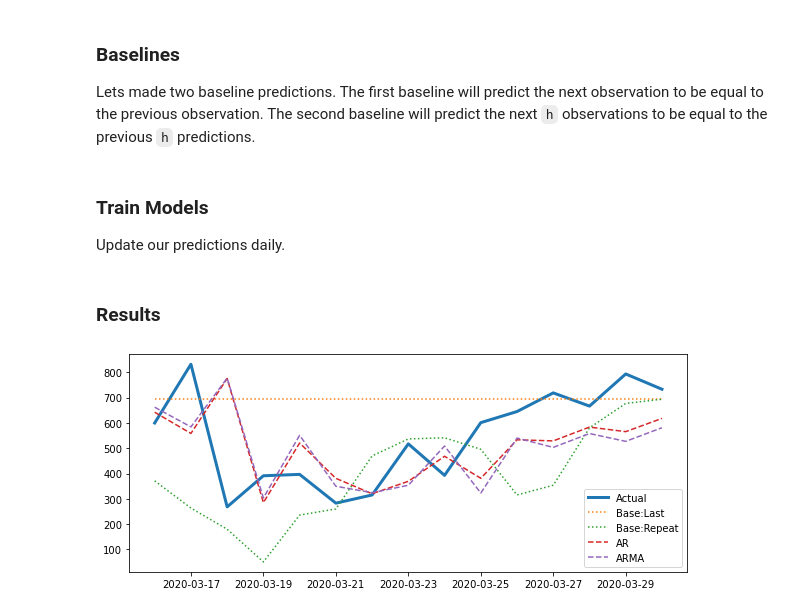
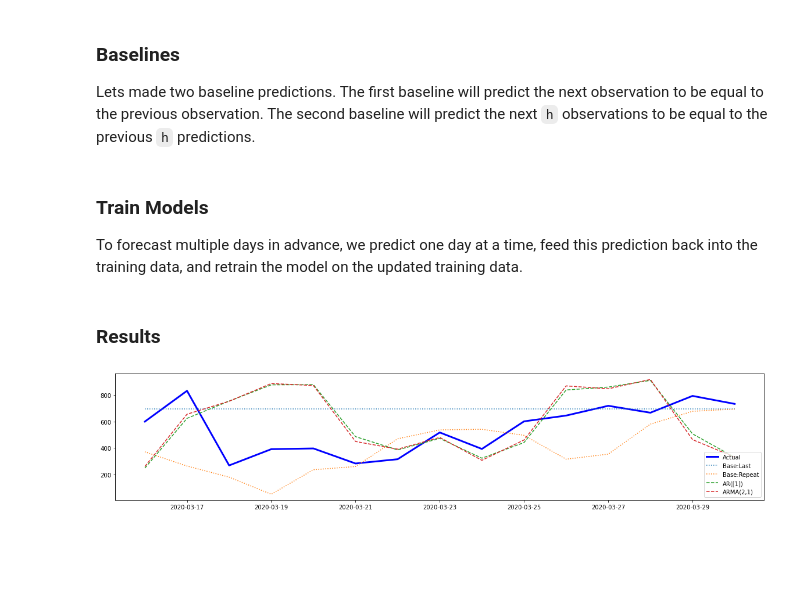
Before and after one commit to functorial/WindPowerForecasting--LSTM-ARMA, a Jupyter notebook: WindEnergyForecasting.ipynb, the cells around one changed output. Drawn from its saved outputs; the diff is of its cells as text; code cells hidden in the pictures; blank space fills up the shorter version.

```diff
--- a/WindEnergyForecasting.ipynb
+++ b/WindEnergyForecasting.ipynb
@@ -327,7 +327,7 @@ for year in range(2018, 2020):
 [figure]
 # %%
 # Let's go with quadratic, it looks more "realistic".
-power_daily = interpolated_daily
+power_daily = power_daily_info.power_daily.interpolate(method='quadratic')
 # %% [markdown]
 ## Train-Test Split
 
@@ -528,47 +583,52 @@ model_repeat.fit(X)
 
 y_hat_last = model_last.forecast(y)
 y_hat_repeat = model_repeat.forecast(y)
-# %% [markdown]
-### Train Models
-
-Update our predictions daily.
+# %% [markdown]
+### Train Models
+
+To forecast multiple days in advance, we predict one day at a time, feed this prediction back into the training data, and retrain the model on the updated training data.
 # %%
-from TimeSeriesHelpers import rolling_eval_AR
-from TimeSeriesHelpers import rolling_eval_ARMA
+from statsmodels.tsa.ar_model import AutoReg
+from statsmodels.tsa.arima.model import ARIMA
 
-
-X_updated = X.copy()
+X_updated_AR = X.copy()
+X_updated_ARMA = X.copy()
 y_hat_AR = y.copy()
 y_hat_ARMA = y.copy()
 
-lags_AR = lags1
-p_ARMA = 8
-q_ARMA = 2
+lags_AR = lags0
+p_ARMA = 2
+q_ARMA = 1
+
+window = 45
 
 for i in range(15):
     # Train models
-    model_fit_AR = rolling_eval_AR(lags=lags_AR, X=X_updated, h=45, window_h_ratio=5)[0]
-    model_fit_ARMA = rolling_eval_ARMA(p_ARMA, q_ARMA, X=X_updated, h=45, window_h_ratio=5)[0]
+    model_fit_AR = AutoReg(endog=X_updated_AR.iloc[:-window], lags=lags_AR, old_names=False).fit()
+    model_fit_ARMA = ARIMA(endog=X_updated_ARMA.iloc[:-window], order=(p_ARMA, 0, q_ARMA),
+                           enforce_stationarity=False).fit()
+
     # Make predictions
     pred_AR = model_fit_AR.forecast(1)
     pred_ARMA = model_fit_ARMA.forecast(1)
     y_hat_AR.iloc[i] = pred_AR
     y_hat_ARMA.iloc[i] = pred_ARMA
-    # Update training data
-    X_updated = X_updated.append(y[:i+1])
+    # Update training data with prediction
+    X_updated_AR = X_updated_AR.append(y_hat_AR[i:i+1])
+    X_updated_ARMA = X_updated_ARMA.append(y_hat_ARMA[i:i+1])
 # %% [markdown]
 ### Results
 # %%
-plt.figure(figsize=(10,4))
-plt.plot(y, label='Actual', linewidth=3.0)
+plt.figure(figsize=(20,4))
+plt.plot(y, label='Actual', linewidth=3.0, color='blue')
 plt.plot(y_hat_last, label='Base:Last', linestyle='dotted')
 plt.plot(y_hat_repeat, label='Base:Repeat', linestyle='dotted')
-plt.plot(y_hat_AR, label='AR', linestyle='dashed')
-plt.plot(y_hat_ARMA, label='ARMA', linestyle='dashed')
-plt.legend()
+plt.plot(y_hat_AR, label=f'AR({lags_AR})', linestyle='dashed')
+plt.plot(y_hat_ARMA, label=f'ARMA({p_ARMA},{q_ARMA})', linestyle='dashed')
+plt.legend(loc='lower right')
 plt.show()
 # %% [output]
-[figure, old version]
+[figure, new version]
 # %%
 from math import sqrt
 from sklearn.metrics import mean_squared_error
```
Also changed, not shown: parts of 10 cells of this notebook, 1 other file.
